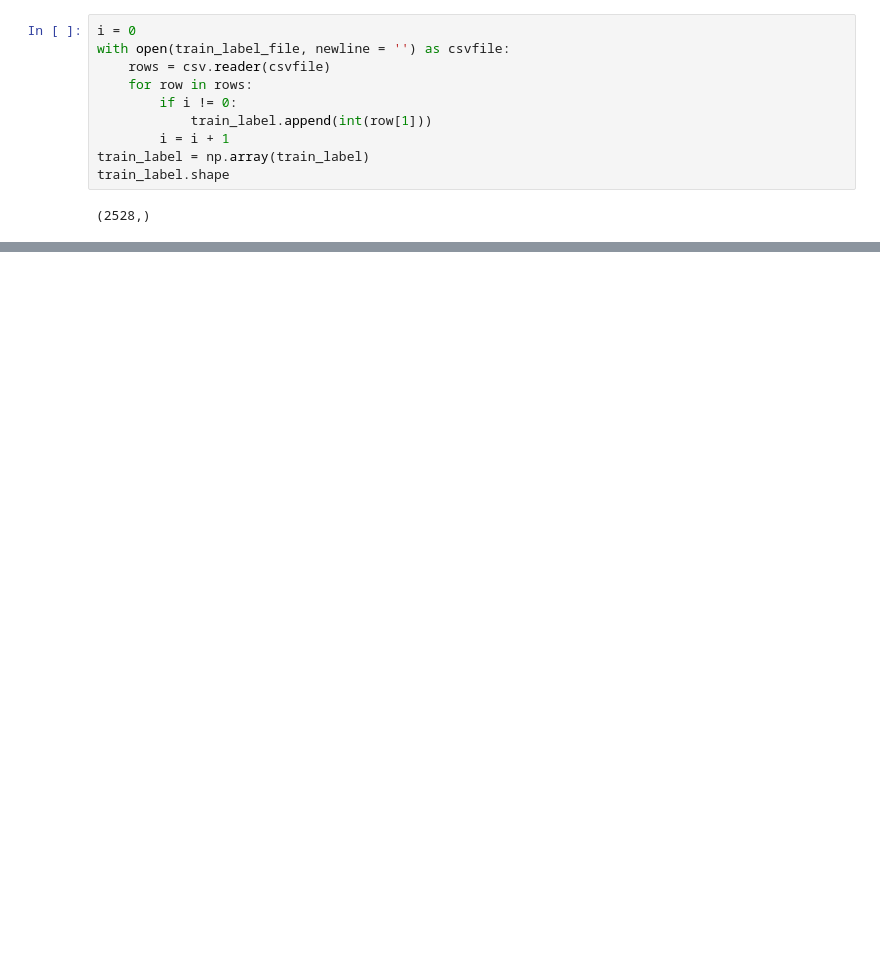
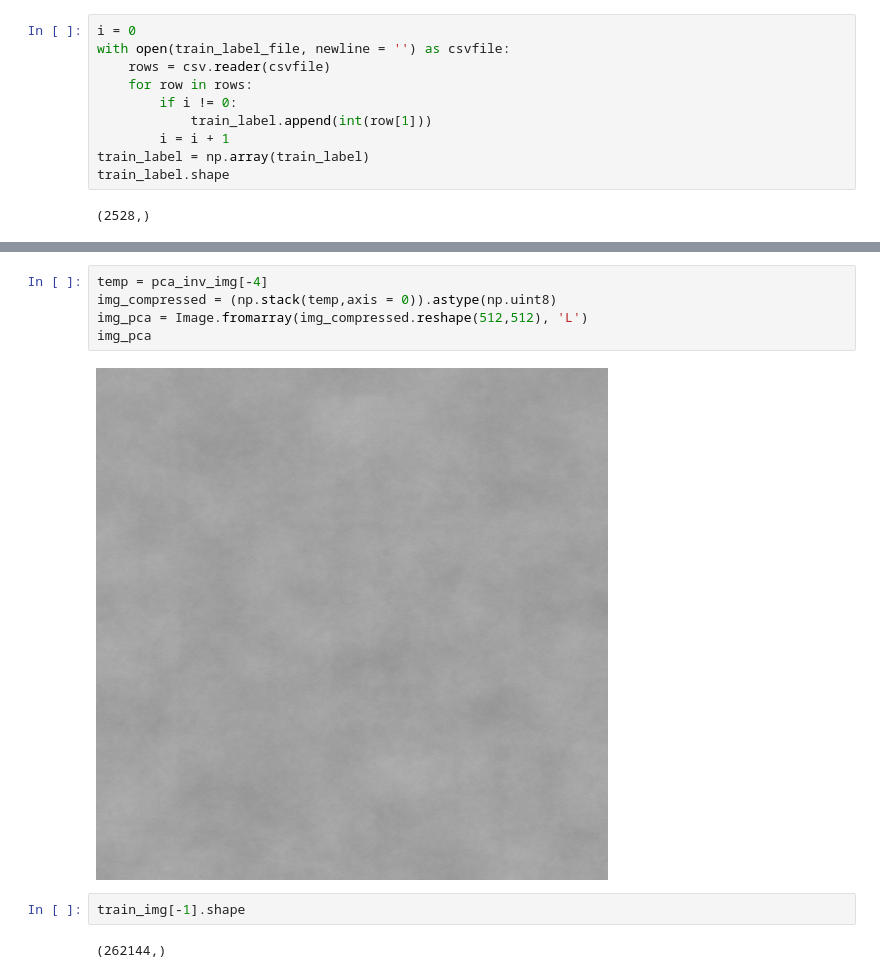
Before and after one commit to kevin879275/AOI_DETECT, a Jupyter notebook: AOI/aoi.ipynb, the cells around one changed output, grey strips where cells are left out. Drawn from its saved outputs; the diff is of its cells as text; blank space fills up the shorter version.

```diff
--- a/AOI/aoi.ipynb
+++ b/AOI/aoi.ipynb
@@ -34,0 +45,11 @@ train_label.shape
+# %%
+temp = pca_inv_img[-4]
+img_compressed = (np.stack(temp,axis = 0)).astype(np.uint8)
+img_pca = Image.fromarray(img_compressed.reshape(512,512), 'L')
+img_pca
+# %% [output]
+[figure, added]
+# %%
+train_img[-1].shape
+# %% [output]
+(262144,)
```
Also changed, not shown: parts of 4 cells of this notebook, 3 other files.
